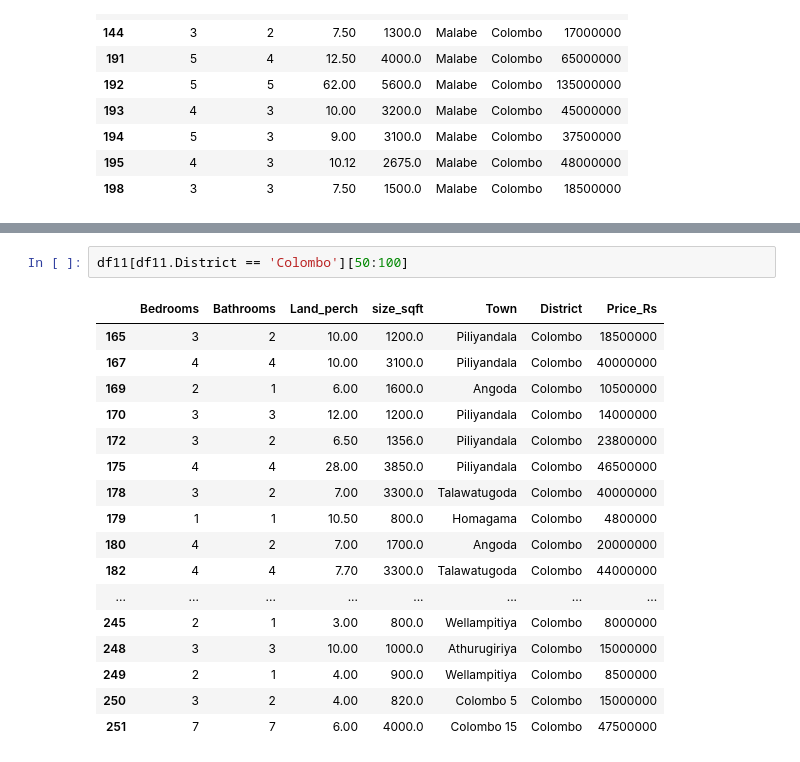
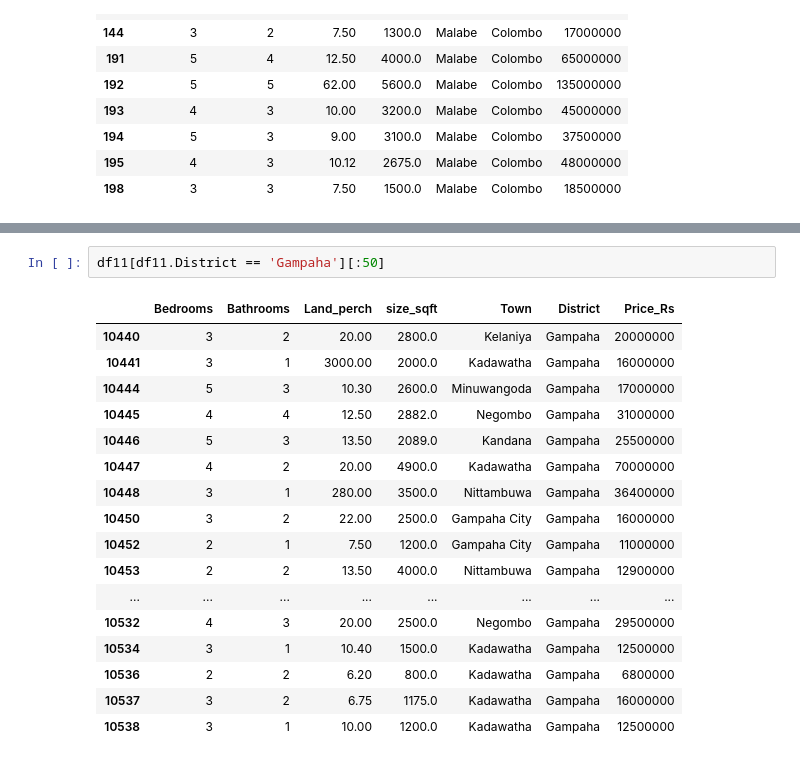
Before and after one commit to Adeeshasanka/Home_price_predictor_SL, a Jupyter notebook: model/home_prices.ipynb, the cells around one changed output, grey strips where cells are left out. Cells and saved outputs as stored; diff of their text form.

```diff
--- a/model/home_prices.ipynb
+++ b/model/home_prices.ipynb
@@ -637,23 +653,23 @@ predict_price('Eppawala', 'Anuradhapura', 2400, 6, 3, 60.0, x)
 # %%
-df11[df11.District == 'Colombo'][50:100]
+df11[df11.District == 'Gampaha'][:50]
 # %% [output]
 |  | Bedrooms | Bathrooms | Land_perch | size_sqft | Town | District | Price_Rs |
-| 165 | 3 | 2 | 10.00 | 1200.0 | Piliyandala | Colombo | 18500000 |
-| 167 | 4 | 4 | 10.00 | 3100.0 | Piliyandala | Colombo | 40000000 |
-| 169 | 2 | 1 | 6.00 | 1600.0 | Angoda | Colombo | 10500000 |
-| 170 | 3 | 3 | 12.00 | 1200.0 | Piliyandala | Colombo | 14000000 |
-| 172 | 3 | 2 | 6.50 | 1356.0 | Piliyandala | Colombo | 23800000 |
-| 175 | 4 | 4 | 28.00 | 3850.0 | Piliyandala | Colombo | 46500000 |
-| 178 | 3 | 2 | 7.00 | 3300.0 | Talawatugoda | Colombo | 40000000 |
-| 179 | 1 | 1 | 10.50 | 800.0 | Homagama | Colombo | 4800000 |
-| 180 | 4 | 2 | 7.00 | 1700.0 | Angoda | Colombo | 20000000 |
-| 182 | 4 | 4 | 7.70 | 3300.0 | Talawatugoda | Colombo | 44000000 |
+| 10440 | 3 | 2 | 20.00 | 2800.0 | Kelaniya | Gampaha | 20000000 |
+| 10441 | 3 | 1 | 3000.00 | 2000.0 | Kadawatha | Gampaha | 16000000 |
+| 10444 | 5 | 3 | 10.30 | 2600.0 | Minuwangoda | Gampaha | 17000000 |
+| 10445 | 4 | 4 | 12.50 | 2882.0 | Negombo | Gampaha | 31000000 |
+| 10446 | 5 | 3 | 13.50 | 2089.0 | Kandana | Gampaha | 25500000 |
+| 10447 | 4 | 2 | 20.00 | 4900.0 | Kadawatha | Gampaha | 70000000 |
+| 10448 | 3 | 1 | 280.00 | 3500.0 | Nittambuwa | Gampaha | 36400000 |
+| 10450 | 3 | 2 | 22.00 | 2500.0 | Gampaha City | Gampaha | 16000000 |
+| 10452 | 2 | 1 | 7.50 | 1200.0 | Gampaha City | Gampaha | 11000000 |
+| 10453 | 2 | 2 | 13.50 | 4000.0 | Nittambuwa | Gampaha | 12900000 |
 | ... | ... | ... | ... | ... | ... | ... | ... |
-| 245 | 2 | 1 | 3.00 | 800.0 | Wellampitiya | Colombo | 8000000 |
-| 248 | 3 | 3 | 10.00 | 1000.0 | Athurugiriya | Colombo | 15000000 |
-| 249 | 2 | 1 | 4.00 | 900.0 | Wellampitiya | Colombo | 8500000 |
-| 250 | 3 | 2 | 4.00 | 820.0 | Colombo 5 | Colombo | 15000000 |
-| 251 | 7 | 7 | 6.00 | 4000.0 | Colombo 15 | Colombo | 47500000 |
+| 10532 | 4 | 3 | 20.00 | 2500.0 | Negombo | Gampaha | 29500000 |
+| 10534 | 3 | 1 | 10.40 | 1500.0 | Kadawatha | Gampaha | 12500000 |
+| 10536 | 2 | 2 | 6.20 | 800.0 | Kadawatha | Gampaha | 6800000 |
+| 10537 | 3 | 2 | 6.75 | 1175.0 | Kadawatha | Gampaha | 16000000 |
+| 10538 | 3 | 1 | 10.00 | 1200.0 | Kadawatha | Gampaha | 12500000 |
 # %%
 predict_price('Nittabuwa', 'Gampaha', 1800, 6, 2, 20.0, x)
 # %% [output]
```
Also changed, not shown: parts of 14 cells of this notebook, 6 other files.
